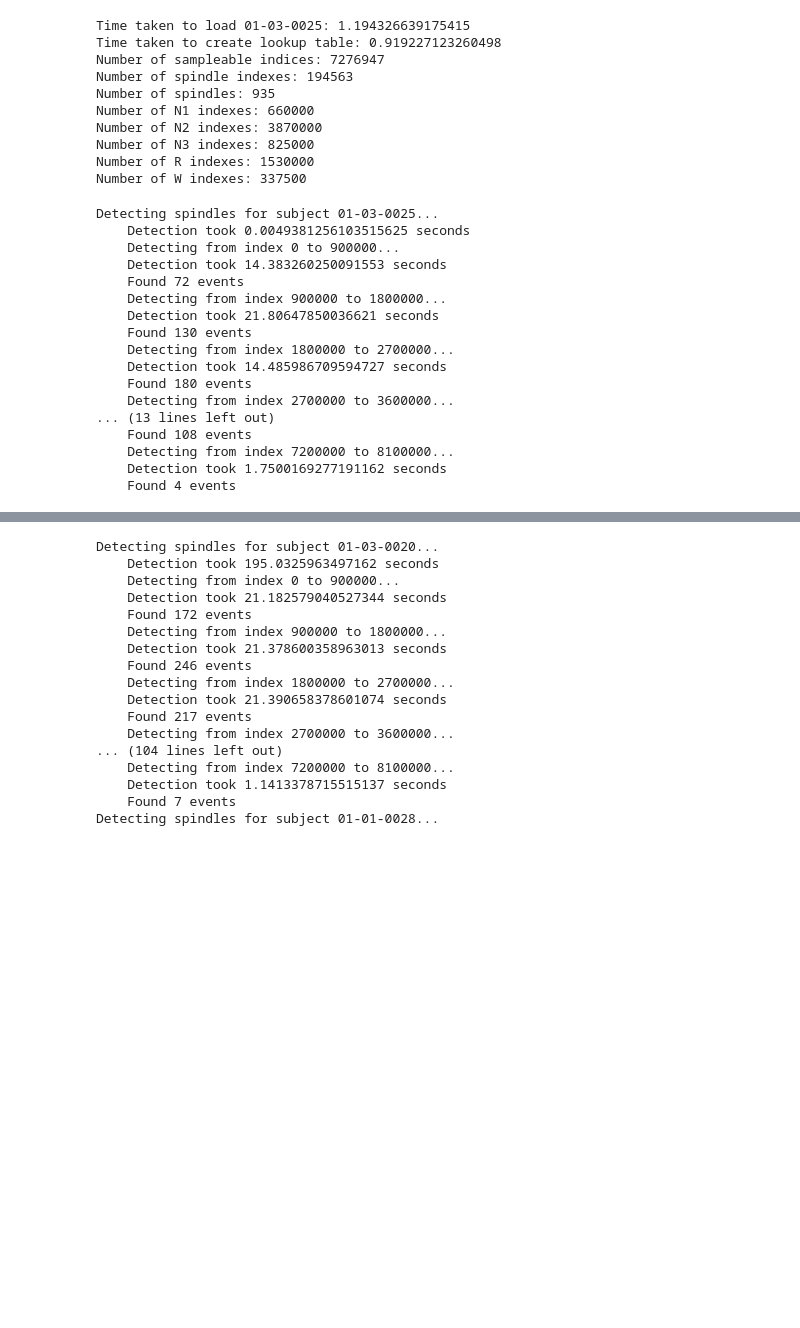
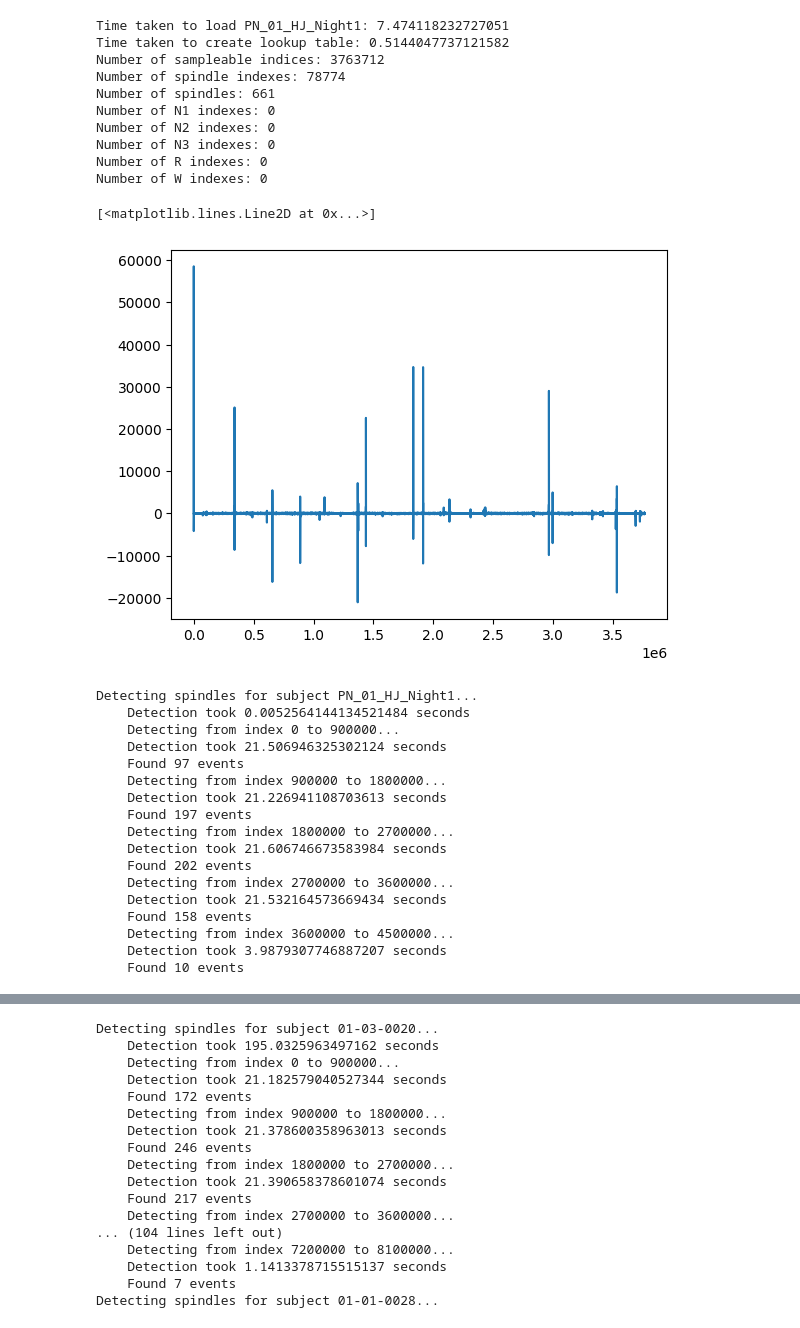
Before and after one commit to Portiloop/portiloop-training, a Jupyter notebook: notebooks/test_lacourse.ipynb, the cells around one changed output, grey strips where cells are left out. Cells and saved outputs as stored; diff of their text form; code cells hidden in the pictures; blank space fills up the shorter version.

```diff
--- a/notebooks/test_lacourse.ipynb
+++ b/notebooks/test_lacourse.ipynb
@@ -6,9 +6,9 @@ dataset_path = '/project/MASS/mass_spindles_dataset'
 
 subject_loader = SubjectLoader(
     os.path.join(dataset_path, 'subject_info.csv'))
-subjects = subject_loader.select_subjects_age(18, 40, num_subjects=3)
-subjects += subject_loader.select_subjects_age(40, 100, num_subjects=3)
-subjects = ['01-03-0025']
+# subjects = subject_loader.select_subjects_age(18, 40, num_subjects=3)
+# subjects += subject_loader.select_subjects_age(40, 100, num_subjects=3)
+subjects = ['PN_01_HJ_Night1']
 
 dataset = MassDataset(
         dataset_path,
@@ -18,20 +18,28 @@ dataset = MassDataset(
         seq_len=1,
         use_filtered=False)
 # %% [output]
-Time taken to load 01-03-0025: 1.194326639175415
-Time taken to create lookup table: 0.919227123260498
-Number of sampleable indices: 7276947
-Number of spindle indexes: 194563
-Number of spindles: 935
-Number of N1 indexes: 660000
-Number of N2 indexes: 3870000
-Number of N3 indexes: 825000
-Number of R indexes: 1530000
-Number of W indexes: 337500
+Time taken to load PN_01_HJ_Night1: 7.474118232727051
+Time taken to create lookup table: 0.5144047737121582
+Number of sampleable indices: 3763712
+Number of spindle indexes: 78774
+Number of spindles: 661
+Number of N1 indexes: 0
+Number of N2 indexes: 0
+Number of N3 indexes: 0
+Number of R indexes: 0
+Number of W indexes: 0
+# %%
+signal = dataset.data[subjects[0]]['signal']
+plt.plot(signal)
+# %% [output]
+[<matplotlib.lines.Line2D at 0x...>]
+[figure, added]
 # %%
 import time
 from portiloopml.portiloop_python.ANN.wamsley_utils import binary_f1_score, detect_lacourse
 import numpy as np
+from matplotlib import pyplot as plt
+
 # subjects = [subjects[3]]
 metrics = {}
 for subject in subjects:
@@ -39,8 +47,11 @@ for subject in subjects:
     print(f"Detecting spindles for subject {subject}...")
     start = time.time()
     signal = dataset.data[subject]['signal']
+    # plt.plot(signal)
     ss_labels = dataset.data[subject]['ss_label']
-    mask = (ss_labels == 1) | (ss_labels == 2)
+    # Set mask to true everywhere
+    mask = np.ones(len(signal), dtype=bool)
+    # mask = (ss_labels == 1) | (ss_labels == 2)
     baseline_onsets = dataset.data[subject]['spindle_mass_lacourse'][subject]['onsets']
     print(f"    Detection took {time.time() - start} seconds")
 
@@ -71,23 +82,23 @@ for subject in subjects:
         'scores': scores
     }
 # %% [output]
-Detecting spindles for subject 01-03-0025...
-    Detection took 0.0049381256103515625 seconds
+Detecting spindles for subject PN_01_HJ_Night1...
+    Detection took 0.0052564144134521484 seconds
     Detecting from index 0 to 900000...
-    Detection took 14.383260250091553 seconds
-    Found 72 events
+    Detection took 21.506946325302124 seconds
+    Found 97 events
     Detecting from index 900000 to 1800000...
-    Detection took 21.80647850036621 seconds
-    Found 130 events
+    Detection took 21.226941108703613 seconds
+    Found 197 events
     Detecting from index 1800000 to 2700000...
-    Detection took 14.485986709594727 seconds
-    Found 180 events
+    Detection took 21.606746673583984 seconds
+    Found 202 events
     Detecting from index 2700000 to 3600000...
-... (13 lines left out)
-    Found 108 events
-    Detecting from index 7200000 to 8100000...
-    Detection took 1.7500169277191162 seconds
-    Found 4 events
+    Detection took 21.532164573669434 seconds
+    Found 158 events
+    Detecting from index 3600000 to 4500000...
+    Detection took 3.9879307746887207 seconds
+    Found 10 events
 # %%
 for subject in metrics:
     print(f"Subject {subject}:")
```
Also changed, not shown: parts of 1 cell of this notebook, 3 other files.
